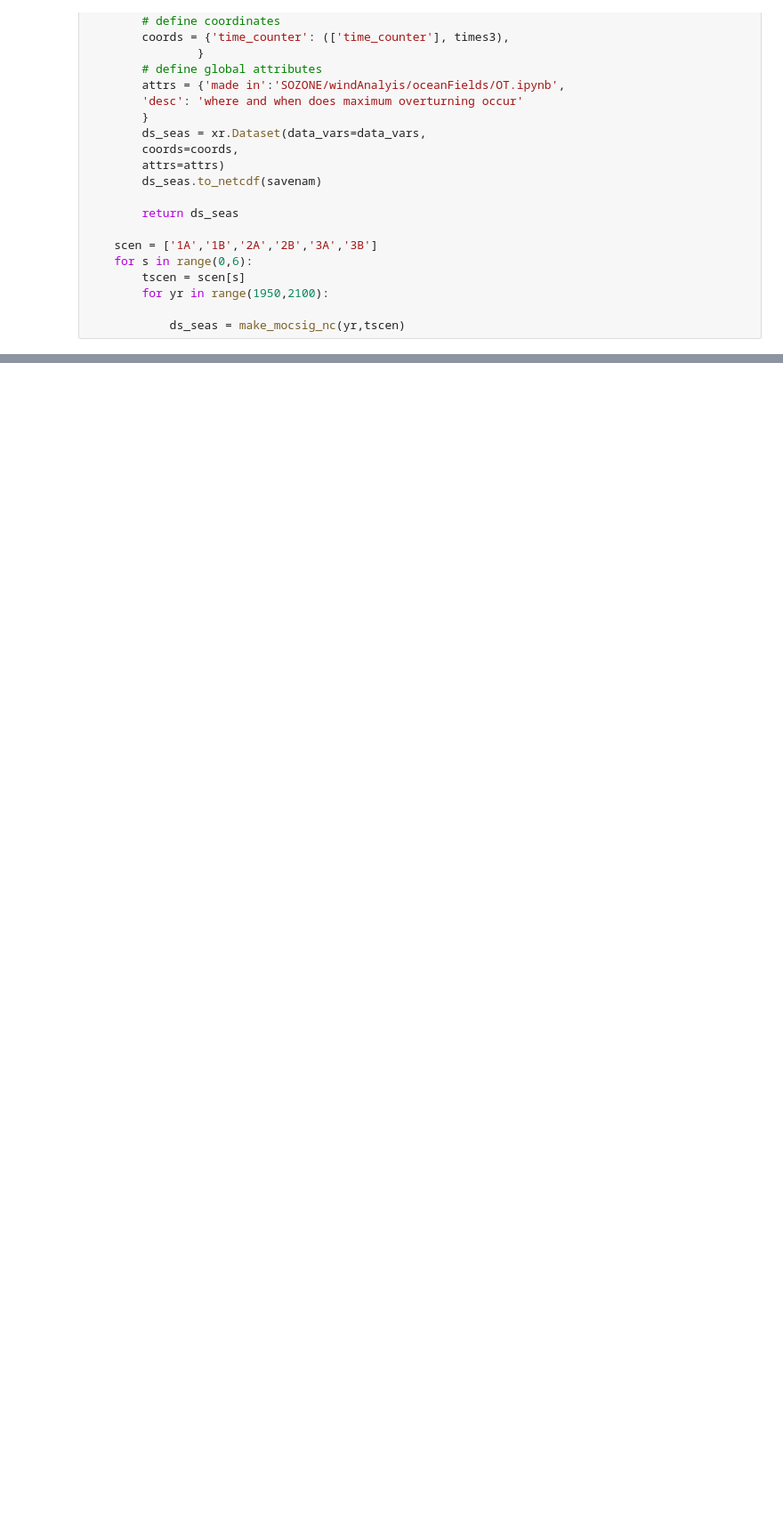
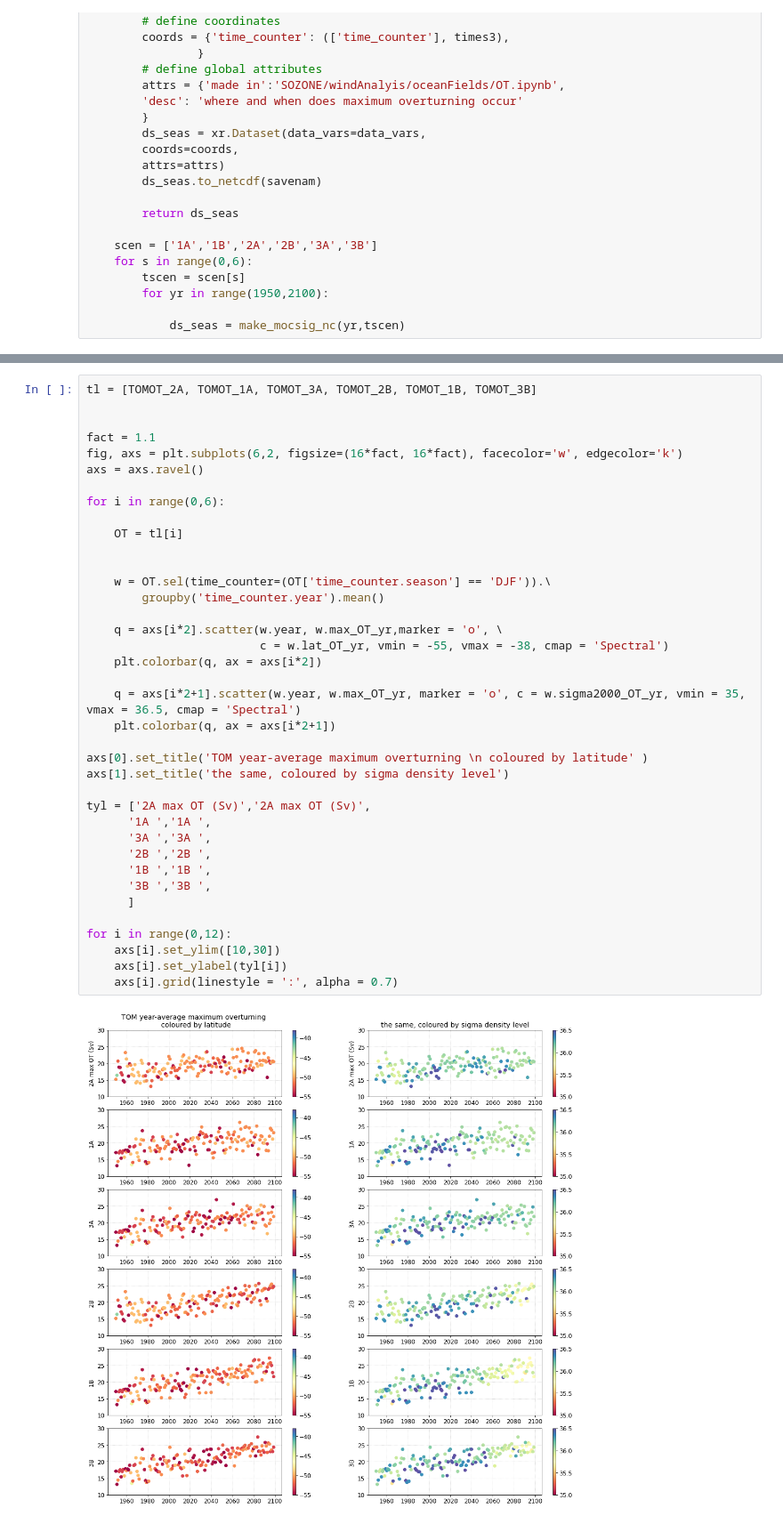
Before and after one commit to tjarnikova/SOZONE, a Jupyter notebook: windAnalyis/oceanFields/OT.ipynb, the cells around one changed output, grey strips where cells are left out. Shown at 89% size. Drawn from its saved outputs; the diff is of its cells as text; blank space fills up the shorter version.

```diff
--- a/windAnalyis/oceanFields/OT.ipynb
+++ b/windAnalyis/oceanFields/OT.ipynb
@@ -560,0 +599,40 @@ for i in range(0,12):
+# %%
+tl = [TOMOT_2A, TOMOT_1A, TOMOT_3A, TOMOT_2B, TOMOT_1B, TOMOT_3B]
+
+
+fact = 1.1
+fig, axs = plt.subplots(6,2, figsize=(16*fact, 16*fact), facecolor='w', edgecolor='k')
+axs = axs.ravel()
+
+for i in range(0,6):
+
+    OT = tl[i]
+
+
+    w = OT.sel(time_counter=(OT['time_counter.season'] == 'DJF')).\
+        groupby('time_counter.year').mean()
+
+    q = axs[i*2].scatter(w.year, w.max_OT_yr,marker = 'o', \
+                         c = w.lat_OT_yr, vmin = -55, vmax = -38, cmap = 'Spectral')
+    plt.colorbar(q, ax = axs[i*2])
+
+    q = axs[i*2+1].scatter(w.year, w.max_OT_yr, marker = 'o', c = w.sigma2000_OT_yr, vmin = 35, vmax = 36.5, cmap = 'Spectral')
+    plt.colorbar(q, ax = axs[i*2+1])
+
+axs[0].set_title('TOM year-average maximum overturning \n coloured by latitude' )
+axs[1].set_title('the same, coloured by sigma density level')
+
+tyl = ['2A max OT (Sv)','2A max OT (Sv)',
+      '1A ','1A ',
+      '3A ','3A ',
+      '2B ','2B ',
+      '1B ','1B ',
+      '3B ','3B ',
+      ]
+
+for i in range(0,12):
+    axs[i].set_ylim([10,30])
+    axs[i].set_ylabel(tyl[i])
+    axs[i].grid(linestyle = ':', alpha = 0.7)
+# %% [output]
+[figure, added]
```
Also changed, not shown: parts of 20 cells of this notebook, 7 other files.
